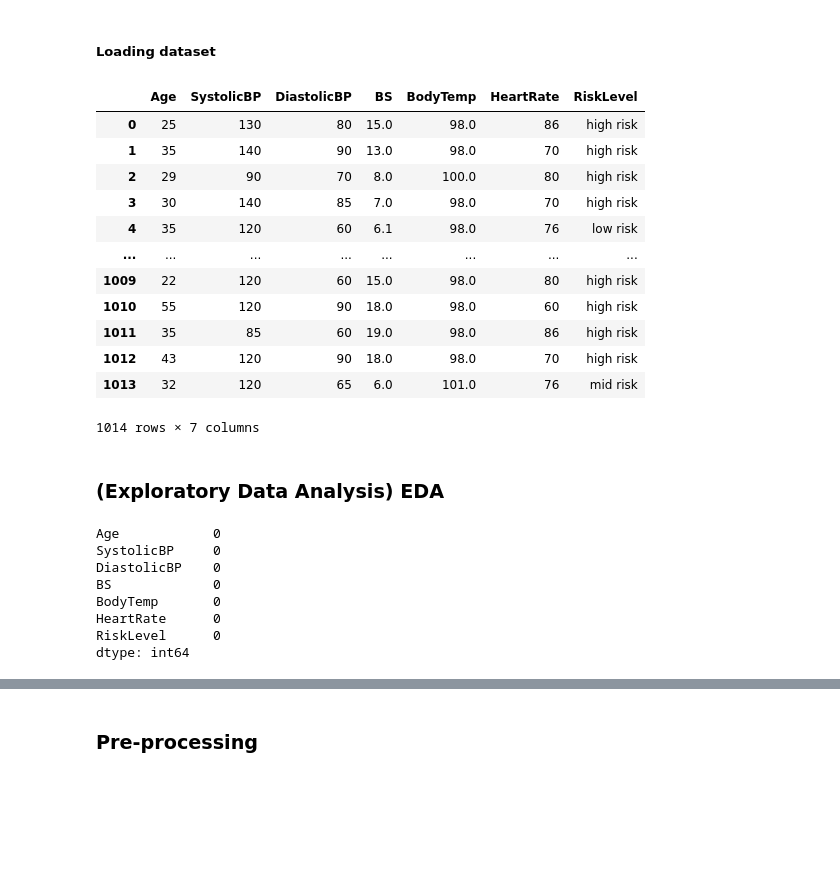
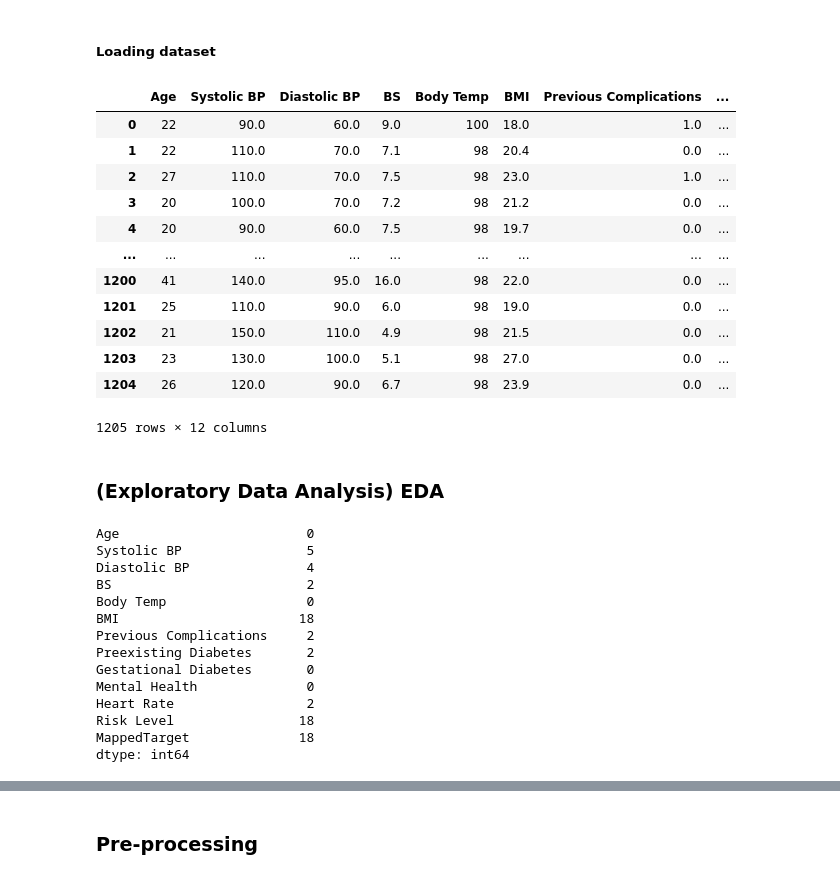
Before and after one commit to sugam-sm/Maternal-Health-Risk-Classification, a Jupyter notebook: code.ipynb, the cells around one changed output, grey strips where cells are left out. Drawn from its saved outputs; the diff is of its cells as text; code cells hidden in the pictures; blank space fills up the shorter version.

```diff
--- a/code.ipynb
+++ b/code.ipynb
@@ -9,33 +9,39 @@ import pandas as pd
 ##### Loading dataset
 # %%
 # using pandas for importing the dataset and assigning it to a dataframe "df".
-df = pd.read_csv('https://archive.ics.uci.edu/ml/machine-learning-databases/00639/Maternal%20Health%20Risk%20Data%20Set.csv')
+df = pd.read_csv('Dataset.csv')
 df
 # %% [output]
-|  | Age | SystolicBP | DiastolicBP | BS | BodyTemp | HeartRate | RiskLevel |
-| 0 | 25 | 130 | 80 | 15.0 | 98.0 | 86 | high risk |
-| 1 | 35 | 140 | 90 | 13.0 | 98.0 | 70 | high risk |
-| 2 | 29 | 90 | 70 | 8.0 | 100.0 | 80 | high risk |
-| 3 | 30 | 140 | 85 | 7.0 | 98.0 | 70 | high risk |
-| 4 | 35 | 120 | 60 | 6.1 | 98.0 | 76 | low risk |
-| ... | ... | ... | ... | ... | ... | ... | ... |
-| 1009 | 22 | 120 | 60 | 15.0 | 98.0 | 80 | high risk |
-| 1010 | 55 | 120 | 90 | 18.0 | 98.0 | 60 | high risk |
-| 1011 | 35 | 85 | 60 | 19.0 | 98.0 | 86 | high risk |
-| 1012 | 43 | 120 | 90 | 18.0 | 98.0 | 70 | high risk |
-| 1013 | 32 | 120 | 65 | 6.0 | 101.0 | 76 | mid risk |
+|  | Age | Systolic BP | Diastolic BP | BS | Body Temp | BMI | Previous Complications | ... |
+| 0 | 22 | 90.0 | 60.0 | 9.0 | 100 | 18.0 | 1.0 | ... |
+| 1 | 22 | 110.0 | 70.0 | 7.1 | 98 | 20.4 | 0.0 | ... |
+| 2 | 27 | 110.0 | 70.0 | 7.5 | 98 | 23.0 | 1.0 | ... |
+| 3 | 20 | 100.0 | 70.0 | 7.2 | 98 | 21.2 | 0.0 | ... |
+| 4 | 20 | 90.0 | 60.0 | 7.5 | 98 | 19.7 | 0.0 | ... |
+| ... | ... | ... | ... | ... | ... | ... | ... | ... |
+| 1200 | 41 | 140.0 | 95.0 | 16.0 | 98 | 22.0 | 0.0 | ... |
+| 1201 | 25 | 110.0 | 90.0 | 6.0 | 98 | 19.0 | 0.0 | ... |
+| 1202 | 21 | 150.0 | 110.0 | 4.9 | 98 | 21.5 | 0.0 | ... |
+| 1203 | 23 | 130.0 | 100.0 | 5.1 | 98 | 27.0 | 0.0 | ... |
+| 1204 | 26 | 120.0 | 90.0 | 6.7 | 98 | 23.9 | 0.0 | ... |
-1014 rows × 7 columns
+1205 rows × 12 columns
 # %% [markdown]
 ### (Exploratory Data Analysis) EDA
 # %%
 # Checking for missing values
 df.isnull().sum()
 # %% [output]
-Age            0
-SystolicBP     0
-DiastolicBP    0
-BS             0
-BodyTemp       0
-HeartRate      0
-RiskLevel      0
+Age                        0
+Systolic BP                5
+Diastolic BP               4
+BS                         2
+Body Temp                  0
+BMI                       18
+Previous Complications     2
+Preexisting Diabetes       2
+Gestational Diabetes       0
+Mental Health              0
+Heart Rate                 2
+Risk Level                18
+MappedTarget              18
 dtype: int64
```
Also changed, not shown: parts of 13 cells of this notebook.
